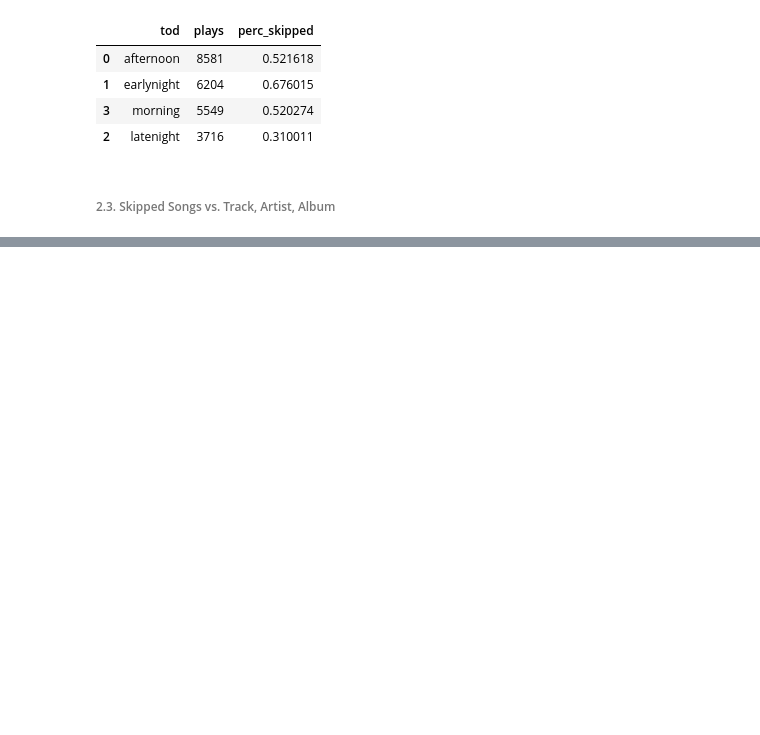
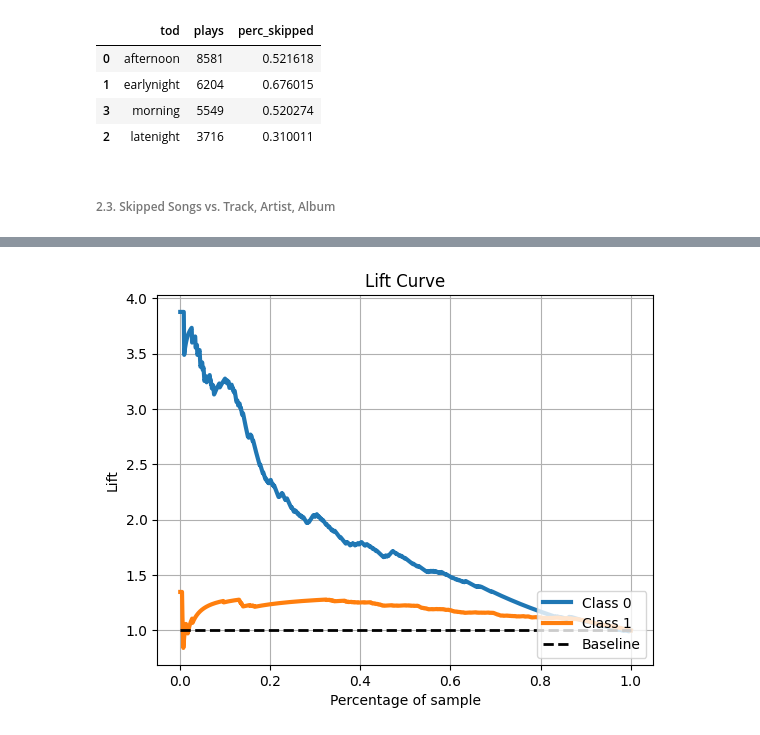
Before and after one commit to jpgsamu/spotify_ph_project, a Jupyter notebook: python_codes/modeling.ipynb, the cells around one changed output, grey strips where cells are left out. Cells and saved outputs as stored; diff of their text form; code cells hidden in the pictures; blank space fills up the shorter version.

```diff
--- a/python_codes/modeling.ipynb
+++ b/python_codes/modeling.ipynb
@@ -95,0 +227,5 @@ df_track.head(10)
+# %%
+skplt.metrics.plot_lift_curve(target_oot, y_oot_proba)
+plt.show()
+# %% [output]
+[figure, added]
```
Also changed, not shown: parts of 21 cells of this notebook.
